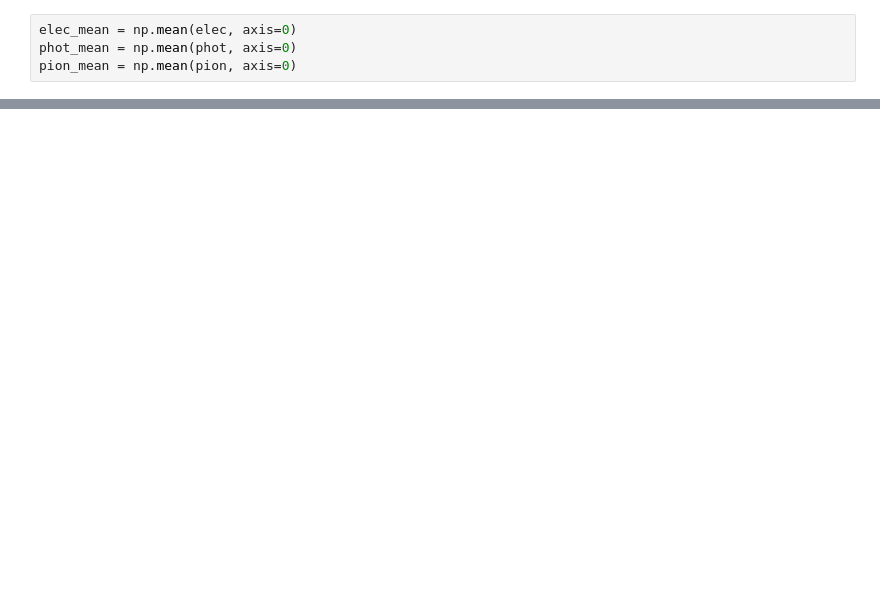
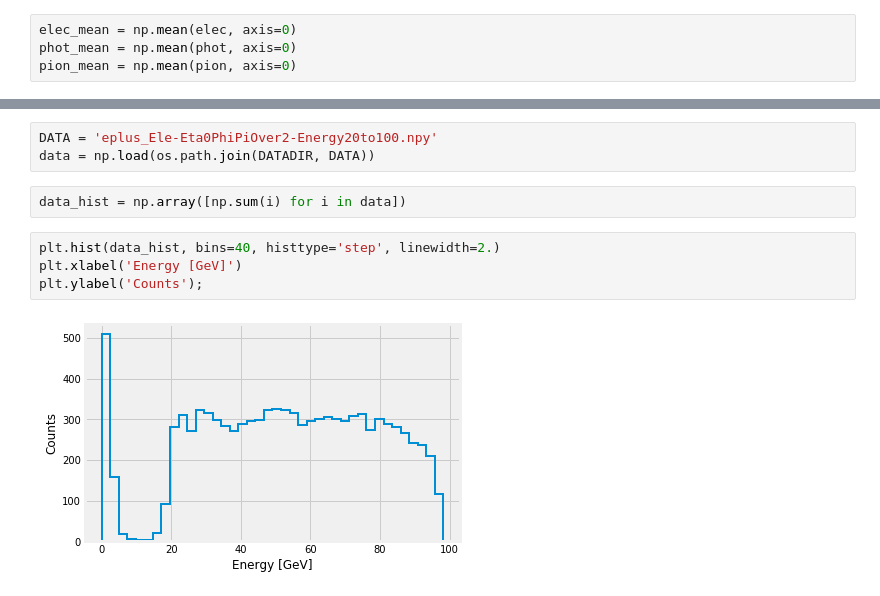
Before and after one commit to jruizvar/cnn-model, a Jupyter notebook: notebooks/analysis.ipynb, the cells around one changed output, grey strips where cells are left out. Drawn from its saved outputs; the diff is of its cells as text; blank space fills up the shorter version.

```diff
--- a/notebooks/analysis.ipynb
+++ b/notebooks/analysis.ipynb
@@ -71,0 +95,11 @@ ax[1].legend();
+# %%
+DATA = 'eplus_Ele-Eta0PhiPiOver2-Energy20to100.npy'
+data = np.load(os.path.join(DATADIR, DATA))
+# %%
+data_hist = np.array([np.sum(i) for i in data])
+# %%
+plt.hist(data_hist, bins=40, histtype='step', linewidth=2.)
+plt.xlabel('Energy [GeV]')
+plt.ylabel('Counts');
+# %% [output]
+[figure, added]
```
Also changed, not shown: parts of 6 cells of this notebook, 2 other files.
